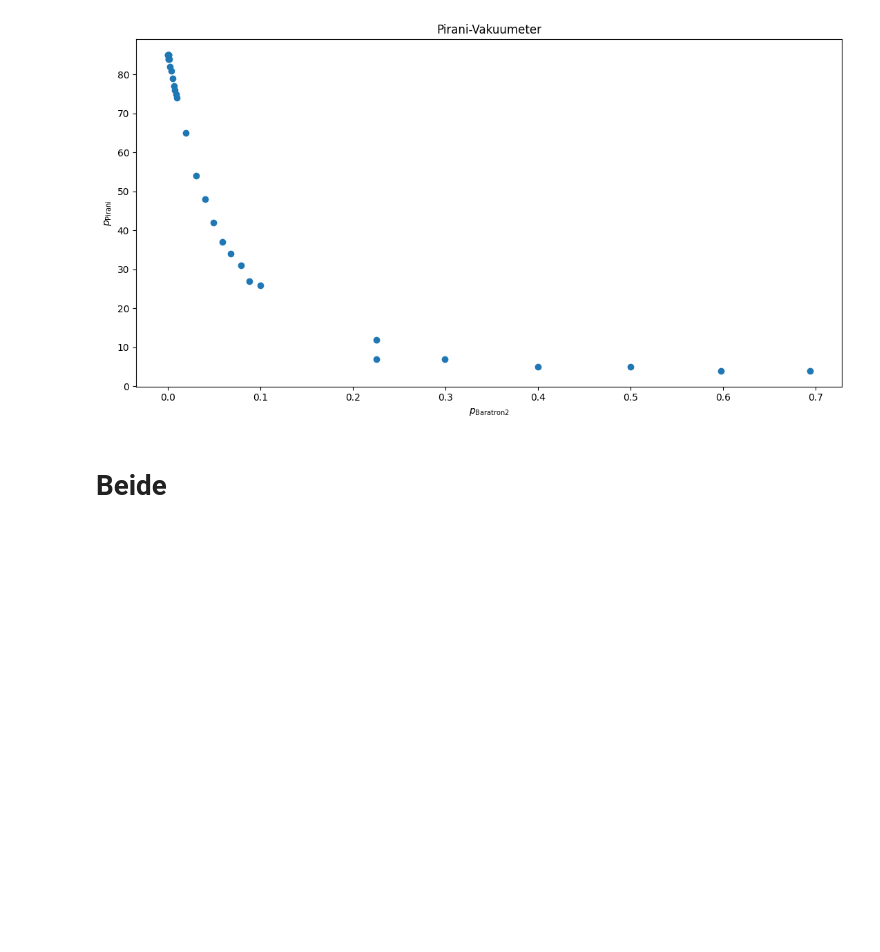
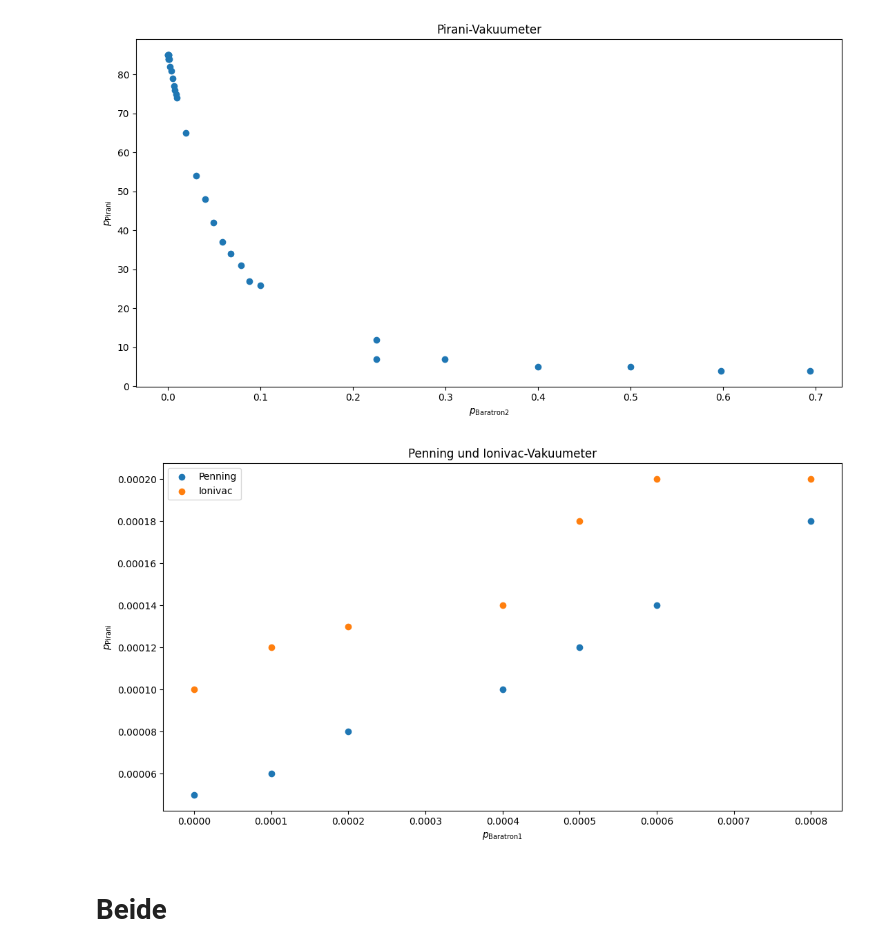
Before and after one commit to hannes-ebe/F-Prak-B, a Jupyter notebook: Vakuumtechnik/vakuumeter_Luft.ipynb, the cells around one changed output. Drawn from its saved outputs; the diff is of its cells as text; code cells hidden in the pictures; blank space fills up the shorter version.

Commit message:
added savefigs

```diff
--- a/Vakuumtechnik/vakuumeter_Luft.ipynb
+++ b/Vakuumtechnik/vakuumeter_Luft.ipynb
@@ -10,9 +10,10 @@ from scipy.stats import linregress
 %matplotlib inline
 # %%
 class gas:
-    def __init__(self,path) -> None:
+    def __init__(self,path,label) -> None:
         self.df=pd.read_csv(path)
         self.df.astype(float)
+        self.label=label
     def membran(self,stop):
         reg_membran = linregress(np.array(self.df["Bara1"][:stop]),np.array(self.df["Membran"][:stop]))
         f_reg_membran = lambda x: reg_membran.slope*x+reg_membran.intercept
@@ -26,6 +27,7 @@ class gas:
         fig1.scatter(self.df["Bara1"][:stop],self.df["Membran"][:stop],c="C0",label="Gemessener Druck")
         fig1.plot(self.df["Bara1"][:stop],f_reg_membran(self.df["Bara1"][:stop]),c="C0",label="Lineare Regression")
         plt.tight_layout()
+        plt.savefig(f"plots/vakuumeter/membran_{self.label}.pdf")
         plt.show()
     def pirani(self,start):
         fig = plt.figure(figsize=(11, 6))
@@ -36,7 +38,7 @@ class gas:
         fig1.set_xlabel("$p_{\mathrm{Baratron 1}}$")
         fig1.scatter(self.df["Bara1"],self.df["Pirani"],c="C0",label="Gemessener Druck")
         plt.tight_layout()
-        # plt.legend()
+        plt.savefig(f"plots/vakuumeter/pirani_{self.label}_1.pdf")
         plt.show()
 
         fig = plt.figure(figsize=(11, 6))
@@ -48,6 +50,7 @@ class gas:
         fig1.scatter(self.df["Bara2"][start:],self.df["Pirani"][start:],c="C0",label="Gemessener Druck P")
         # fig1.set_xscale("log")
         plt.tight_layout()
+        plt.savefig(f"plots/vakuumeter/pirani_{self.label}_2.pdf")
         # plt.legend()
         plt.show()
     def ionivac_penning(self,start):
@@ -61,6 +64,7 @@ class gas:
         fig1.scatter(self.df["Bara2"][start:],self.df["Ionivac"][start:],c="C1",label="Ionivac")
         plt.tight_layout()
         plt.legend()
+        plt.savefig(f"plots/vakuumeter/ion_pen_{self.label}.pdf")
         plt.show()
 # %%
 class gas_together:
@@ -158,7 +166,7 @@ luft.ionivac_penning(48)
 # %% [markdown]
 ## Init
 # %%
-helium=gas("data/vakuumeter/Helium.csv")
+helium=gas("data/vakuumeter/Helium.csv","helium")
 # %% [markdown]
 ## Membran
 # %%
@@ -172,6 +180,10 @@ helium.pirani(12)
 # %% [output]
 [figure]
 [figure]
+# %%
+helium.ionivac_penning(36)
+# %% [output]
+[figure, added]
 # %% [markdown]
 # Beide
 # %% [markdown]
```
Also changed, not shown: parts of 4 cells of this notebook.
